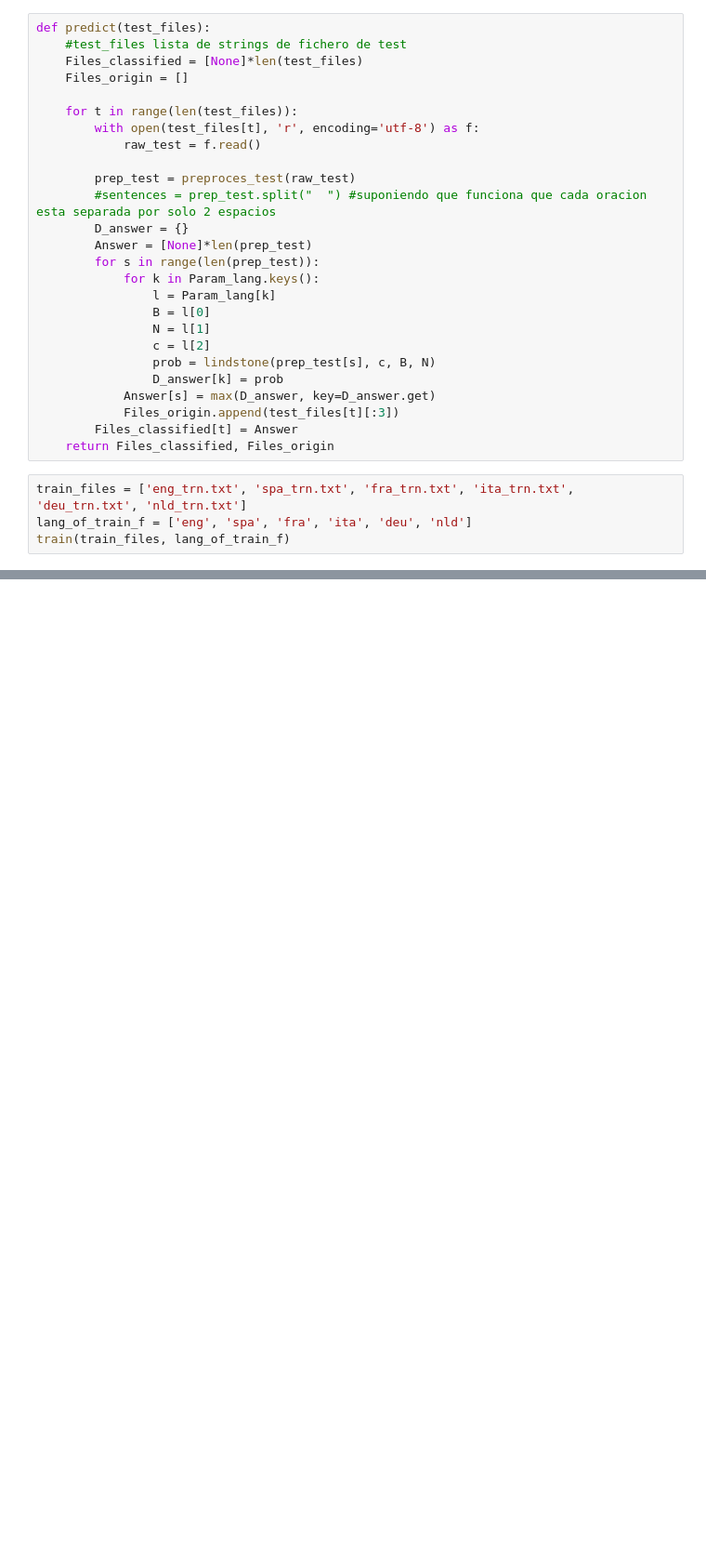
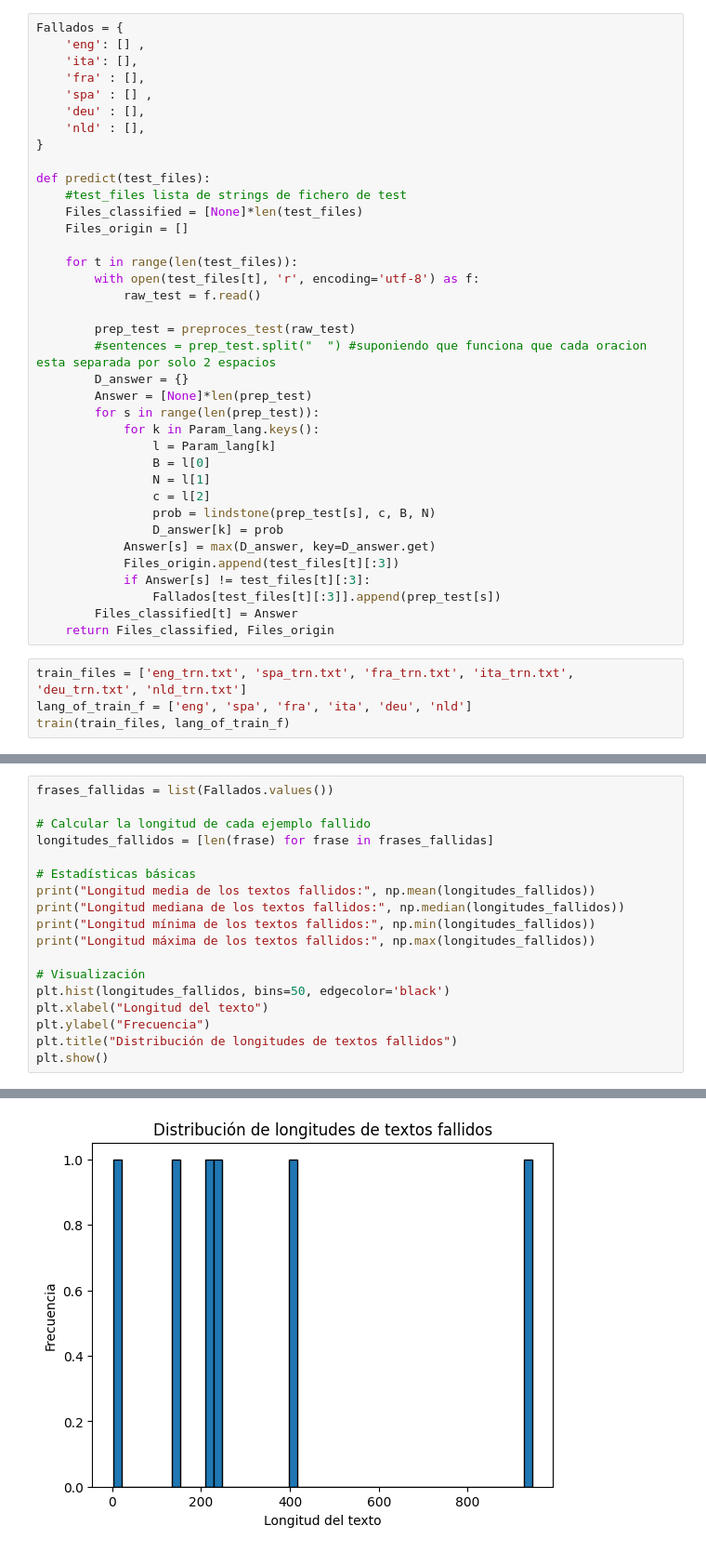
Before and after one commit to TaliaPr/Natural-Language-Processing, a Jupyter notebook: pog.ipynb, the cells around one changed output, grey strips where cells are left out. Shown: that part at 93% size. Drawn from its saved outputs; the diff is of its cells as text; blank space fills up the shorter version.

```diff
--- a/pog.ipynb
+++ b/pog.ipynb
@@ -78,4 +79,13 @@ def train(l1, l2):
 # %%
+Fallados = {
+    'eng': [] ,
+    'ita': [],
+    'fra' : [],
+    'spa' : [] ,
+    'deu' : [],
+    'nld' : [],
+}
+
 def predict(test_files):
     #test_files lista de strings de fichero de test
     Files_classified = [None]*len(test_files)
@@ -99,6 +109,8 @@ def predict(test_files):
                 D_answer[k] = prob
             Answer[s] = max(D_answer, key=D_answer.get)
             Files_origin.append(test_files[t][:3])
+            if Answer[s] != test_files[t][:3]:
+                Fallados[test_files[t][:3]].append(prep_test[s])
         Files_classified[t] = Answer
     return Files_classified, Files_origin
 # %%
@@ -141,0 +153,19 @@ Accuracy: 0.9610
+# %%
+frases_fallidas = list(Fallados.values())
+
+# Calcular la longitud de cada ejemplo fallido
+longitudes_fallidos = [len(frase) for frase in frases_fallidas]
+
+# Estadísticas básicas
+print("Longitud media de los textos fallidos:", np.mean(longitudes_fallidos))
+print("Longitud mediana de los textos fallidos:", np.median(longitudes_fallidos))
+print("Longitud mínima de los textos fallidos:", np.min(longitudes_fallidos))
+print("Longitud máxima de los textos fallidos:", np.max(longitudes_fallidos))
+
+# Visualización
+plt.hist(longitudes_fallidos, bins=50, edgecolor='black')
+plt.xlabel("Longitud del texto")
+plt.ylabel("Frecuencia")
+plt.title("Distribución de longitudes de textos fallidos")
+plt.show()
+# %% [output]
@@ -141,0 +176 @@ Accuracy: 0.9610
+[figure, added]
```
Also changed, not shown: parts of 18 cells of this notebook, 2 other files.
